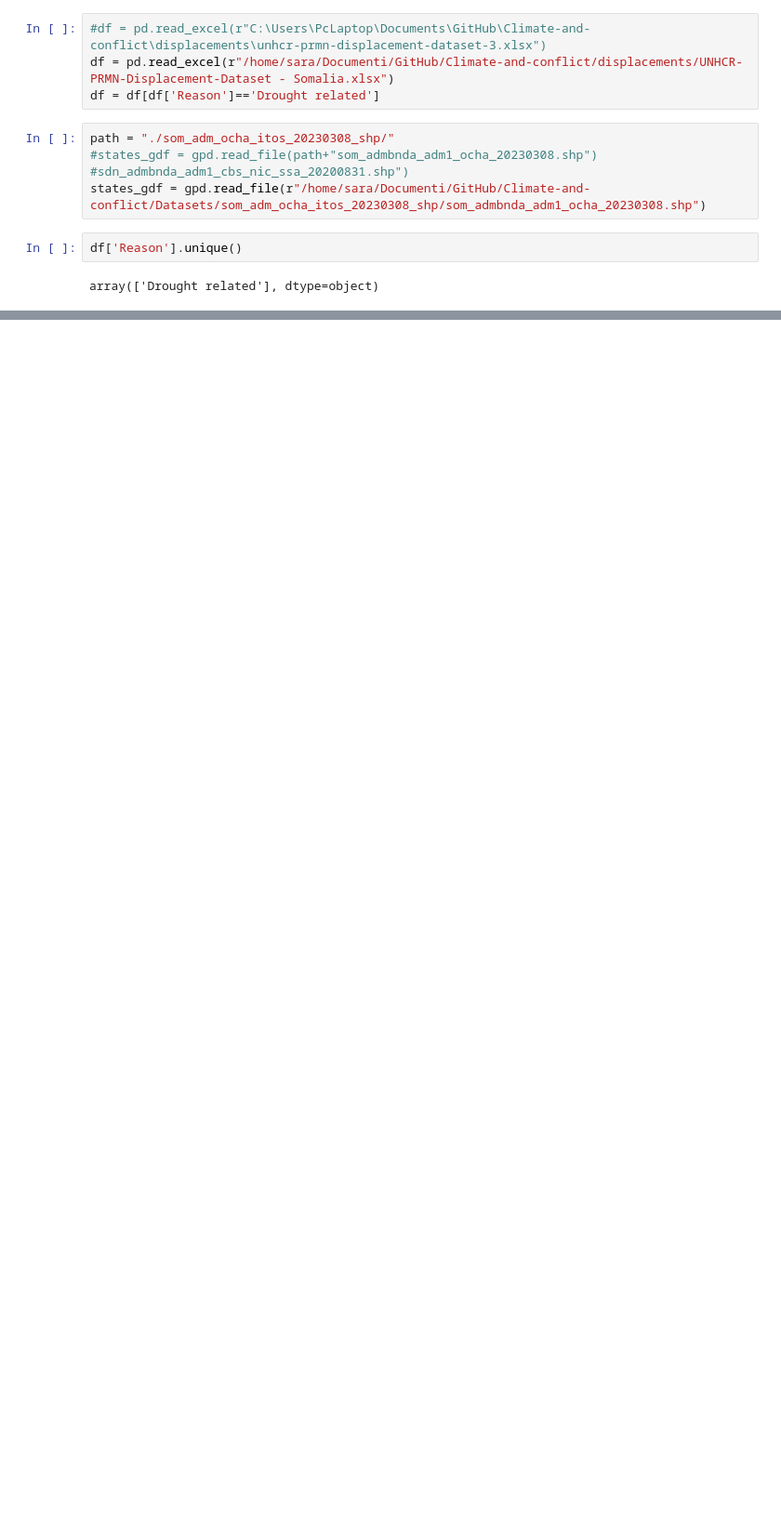
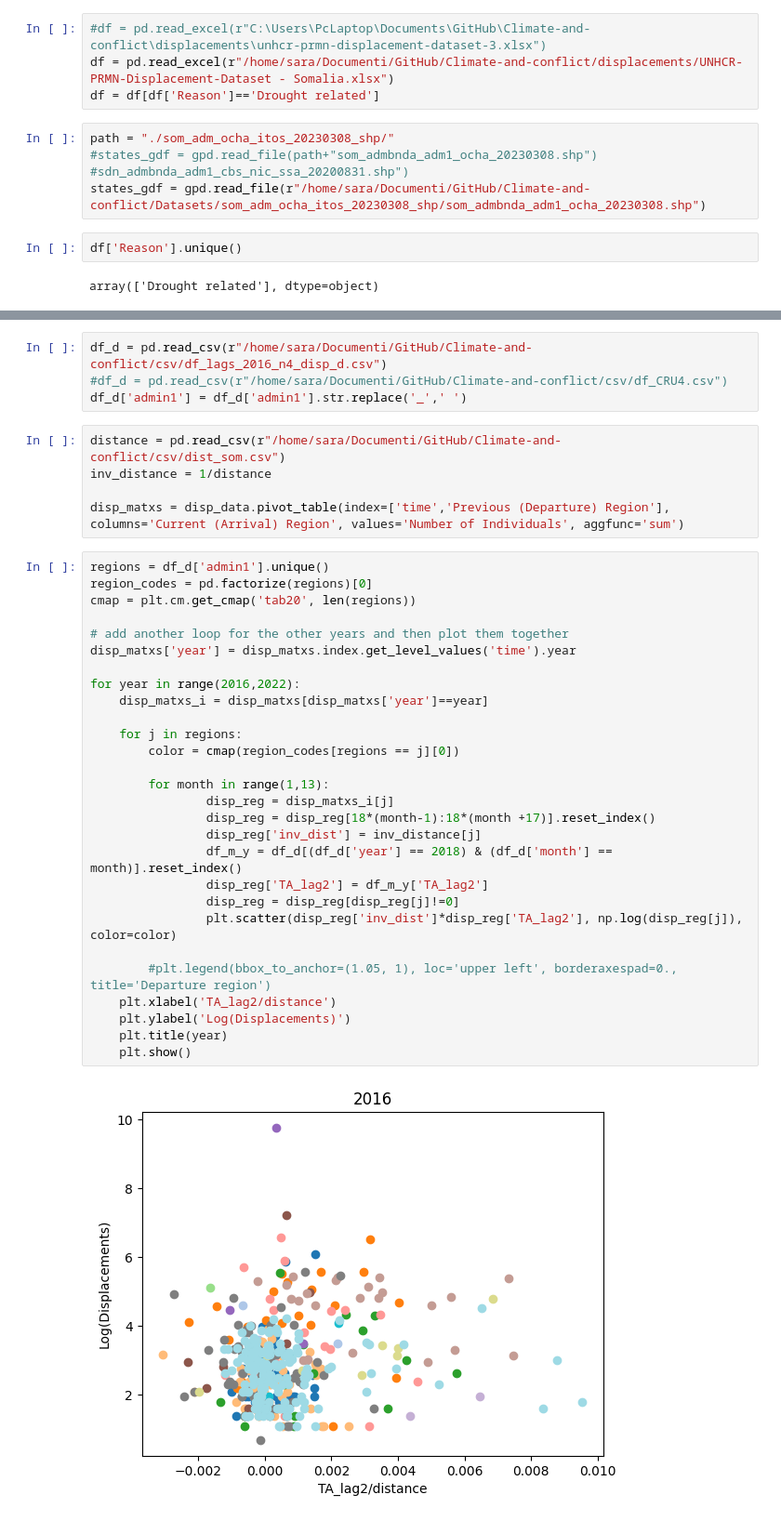
Before and after one commit to saraghivarello/Climate-and-conflict, a Jupyter notebook: Displacements.ipynb, the cells around one changed output, grey strips where cells are left out. Shown: that part at 93% size. Drawn from its saved outputs; the diff is of its cells as text; blank space fills up the shorter version.

```diff
--- a/Displacements.ipynb
+++ b/Displacements.ipynb
@@ -81,0 +59,39 @@ disp_matxs
+# %%
+df_d = pd.read_csv(r"/home/sara/Documenti/GitHub/Climate-and-conflict/csv/df_lags_2016_n4_disp_d.csv")
+#df_d = pd.read_csv(r"/home/sara/Documenti/GitHub/Climate-and-conflict/csv/df_CRU4.csv")
+df_d['admin1'] = df_d['admin1'].str.replace('_',' ')
+# %%
+distance = pd.read_csv(r"/home/sara/Documenti/GitHub/Climate-and-conflict/csv/dist_som.csv")
+inv_distance = 1/distance
+
+disp_matxs = disp_data.pivot_table(index=['time','Previous (Departure) Region'], columns='Current (Arrival) Region', values='Number of Individuals', aggfunc='sum')
+# %%
+regions = df_d['admin1'].unique()
+region_codes = pd.factorize(regions)[0]
+cmap = plt.cm.get_cmap('tab20', len(regions))
+
+# add another loop for the other years and then plot them together
+disp_matxs['year'] = disp_matxs.index.get_level_values('time').year
+
+for year in range(2016,2022):
+    disp_matxs_i = disp_matxs[disp_matxs['year']==year]
+
+    for j in regions:
+        color = cmap(region_codes[regions == j][0])
+
+        for month in range(1,13):
+                disp_reg = disp_matxs_i[j]
+                disp_reg = disp_reg[18*(month-1):18*(month +17)].reset_index()
+                disp_reg['inv_dist'] = inv_distance[j]
+                df_m_y = df_d[(df_d['year'] == 2018) & (df_d['month'] == month)].reset_index()
+                disp_reg['TA_lag2'] = df_m_y['TA_lag2']
+                disp_reg = disp_reg[disp_reg[j]!=0]
+                plt.scatter(disp_reg['inv_dist']*disp_reg['TA_lag2'], np.log(disp_reg[j]), color=color)
+
+        #plt.legend(bbox_to_anchor=(1.05, 1), loc='upper left', borderaxespad=0., title='Departure region')
+    plt.xlabel('TA_lag2/distance')
+    plt.ylabel('Log(Displacements)')
+    plt.title(year)
+    plt.show()
+# %% [output]
+[figure, added]
```
Also changed, not shown: parts of 14 cells of this notebook, 15 other files.
